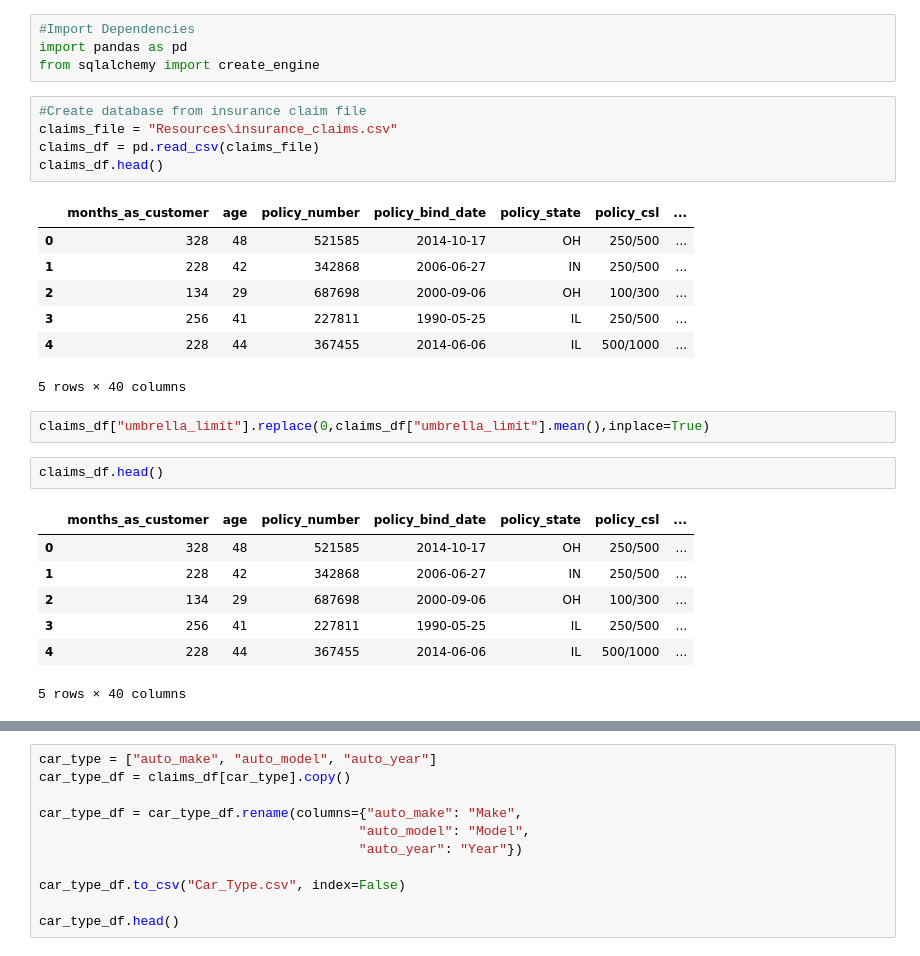
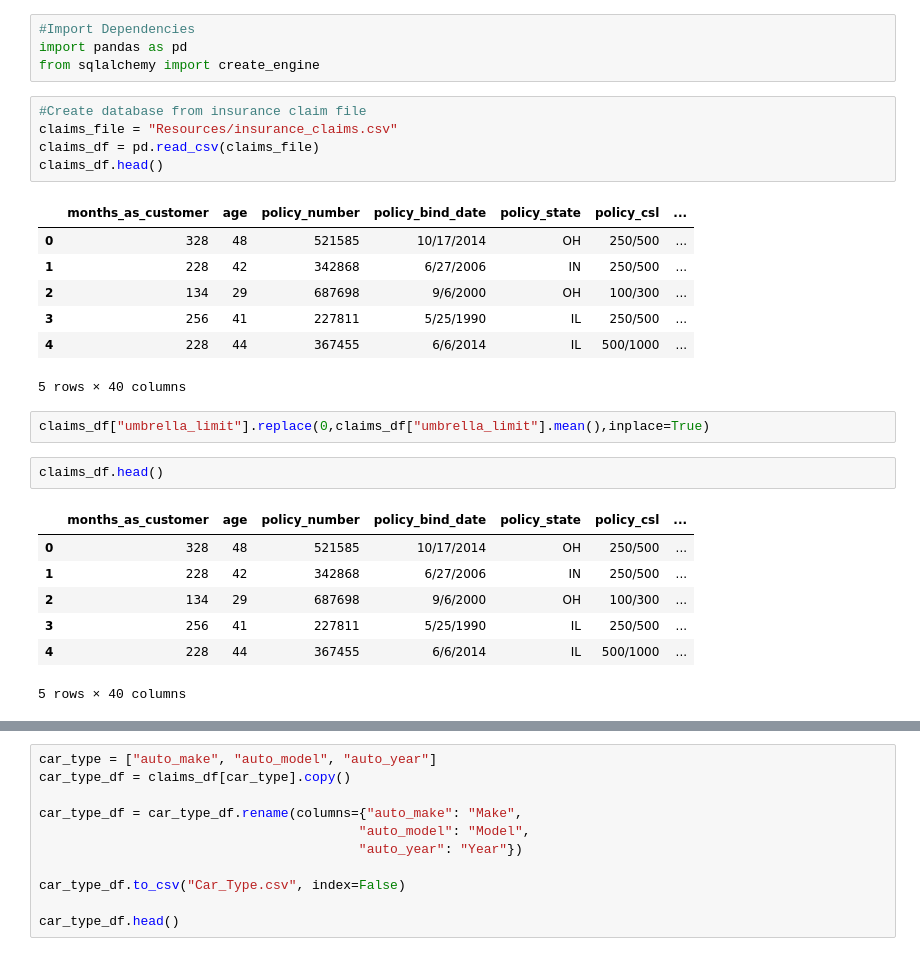
Before and after one commit to aftheiss/Auto-Collision-ETL, a Jupyter notebook: auto_collision.ipynb, the cells around one changed output, grey strips where cells are left out. Saved outputs shown, nothing was run; the diff lists cells and outputs as text.

```diff
--- a/auto_collision.ipynb
+++ b/auto_collision.ipynb
@@ -4,16 +4,16 @@ import pandas as pd
 from sqlalchemy import create_engine
 # %%
 #Create database from insurance claim file
-claims_file = "Resources\insurance_claims.csv"
+claims_file = "Resources/insurance_claims.csv"
 claims_df = pd.read_csv(claims_file)
 claims_df.head()
 # %% [output]
 |  | months_as_customer | age | policy_number | policy_bind_date | policy_state | policy_csl | ... |
-| 0 | 328 | 48 | 521585 | 2014-10-17 | OH | 250/500 | ... |
-| 1 | 228 | 42 | 342868 | 2006-06-27 | IN | 250/500 | ... |
-| 2 | 134 | 29 | 687698 | 2000-09-06 | OH | 100/300 | ... |
-| 3 | 256 | 41 | 227811 | 1990-05-25 | IL | 250/500 | ... |
-| 4 | 228 | 44 | 367455 | 2014-06-06 | IL | 500/1000 | ... |
+| 0 | 328 | 48 | 521585 | 10/17/2014 | OH | 250/500 | ... |
+| 1 | 228 | 42 | 342868 | 6/27/2006 | IN | 250/500 | ... |
+| 2 | 134 | 29 | 687698 | 9/6/2000 | OH | 100/300 | ... |
+| 3 | 256 | 41 | 227811 | 5/25/1990 | IL | 250/500 | ... |
+| 4 | 228 | 44 | 367455 | 6/6/2014 | IL | 500/1000 | ... |
 5 rows × 40 columns
 # %%
 claims_df["umbrella_limit"].replace(0,claims_df["umbrella_limit"].mean(),inplace=True)
@@ -21,11 +21,11 @@ claims_df["umbrella_limit"].replace(0,claims_df["umbrella_limit"].mean(),inplace
 claims_df.head()
 # %% [output]
 |  | months_as_customer | age | policy_number | policy_bind_date | policy_state | policy_csl | ... |
-| 0 | 328 | 48 | 521585 | 2014-10-17 | OH | 250/500 | ... |
-| 1 | 228 | 42 | 342868 | 2006-06-27 | IN | 250/500 | ... |
-| 2 | 134 | 29 | 687698 | 2000-09-06 | OH | 100/300 | ... |
-| 3 | 256 | 41 | 227811 | 1990-05-25 | IL | 250/500 | ... |
-| 4 | 228 | 44 | 367455 | 2014-06-06 | IL | 500/1000 | ... |
+| 0 | 328 | 48 | 521585 | 10/17/2014 | OH | 250/500 | ... |
+| 1 | 228 | 42 | 342868 | 6/27/2006 | IN | 250/500 | ... |
+| 2 | 134 | 29 | 687698 | 9/6/2000 | OH | 100/300 | ... |
+| 3 | 256 | 41 | 227811 | 5/25/1990 | IL | 250/500 | ... |
+| 4 | 228 | 44 | 367455 | 6/6/2014 | IL | 500/1000 | ... |
 5 rows × 40 columns
 # %%
 #Create database from accident file
```
Also changed, not shown: parts of 5 cells of this notebook, 1 other file.
